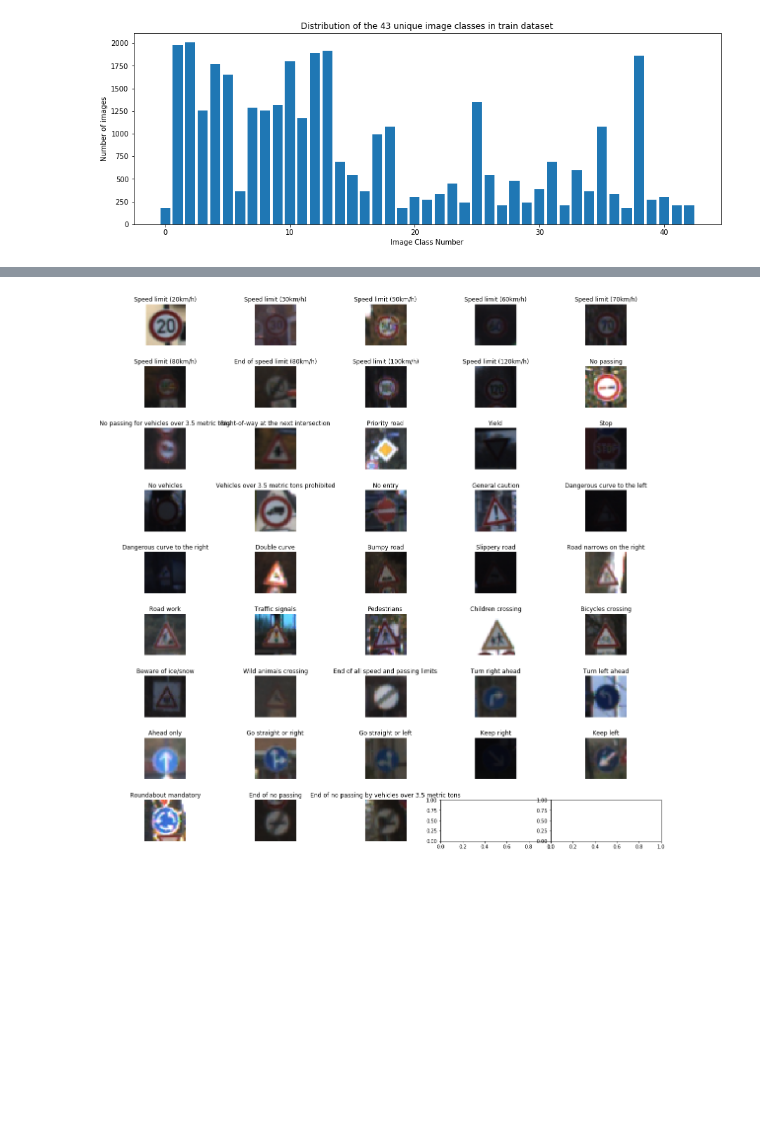
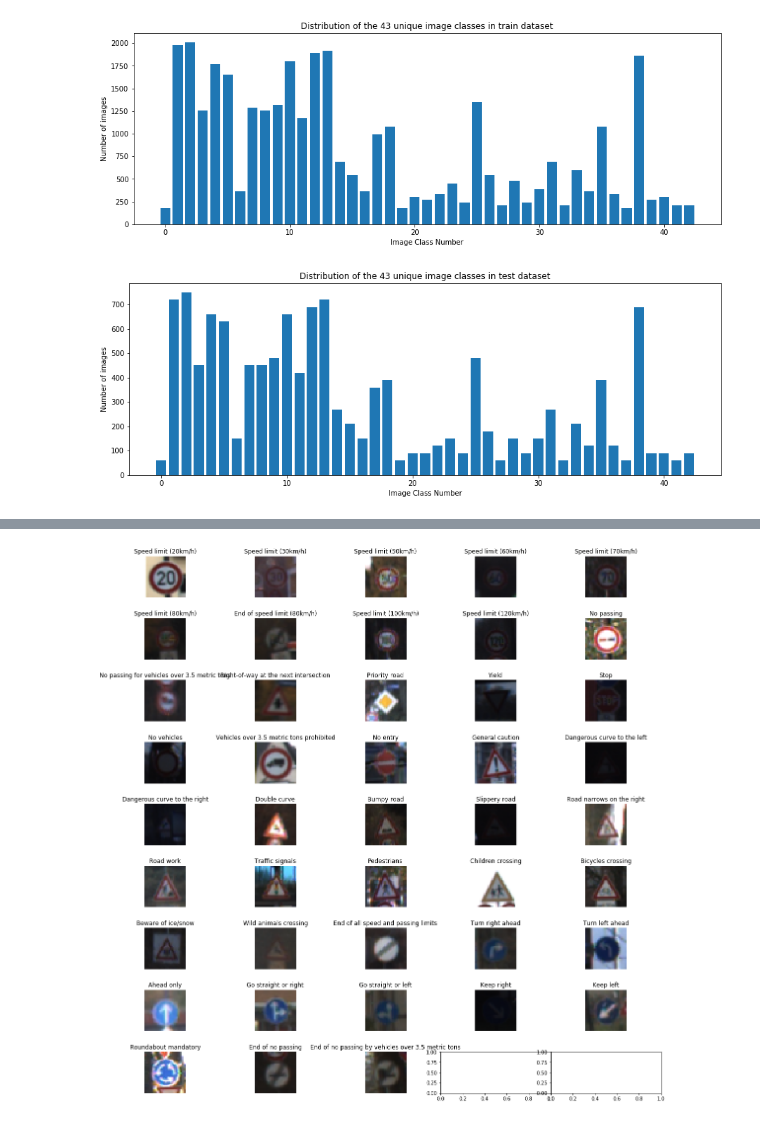
Before and after one commit to santhoshpkumar/Traffic-Sign-Classifier, a Jupyter notebook: Traffic_Sign_Classifier.ipynb, the cells around one changed output, grey strips where cells are left out. Drawn from its saved outputs; the diff is of its cells as text; code cells hidden in the pictures; blank space fills up the shorter version.

```diff
--- a/Traffic_Sign_Classifier.ipynb
+++ b/Traffic_Sign_Classifier.ipynb
@@ -161,3 +163,20 @@ plt.ylabel("Number of images")
 plt.show()
 # %% [output]
 [figure]
+# %%
+# Create image buckets for training set
+
+no_of_samples=[]
+for i in range(0, n_classes):
+    x_selected = X_test[y_test == i]
+    no_of_samples.append(len(x_selected))
+
+#Plot distribution of images per class in test set
+plt.figure(figsize=(15, 5))
+plt.bar(range(0, n_classes), no_of_samples)
+plt.title("Distribution of the 43 unique image classes in test dataset")
+plt.xlabel("Image Class Number")
+plt.ylabel("Number of images")
+plt.show()
+# %% [output]
+[figure, added]
```
Also changed, not shown: parts of 13 cells of this notebook.
